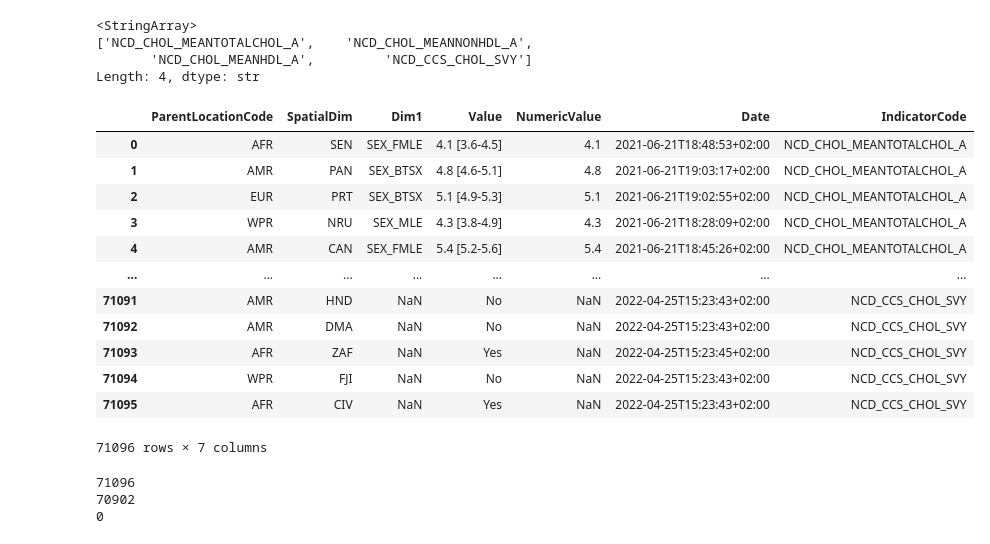
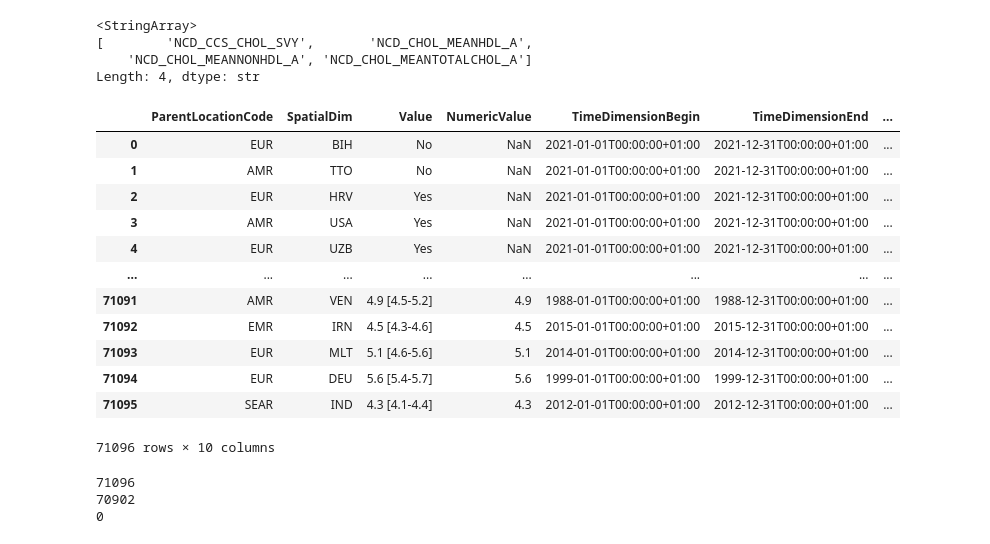
Before and after one commit to baolam/heart-disease-analysis, a Jupyter notebook: semantic_analysis/cholesterol/cholesterol_visualization.ipynb, the cells around one changed output. Drawn from its saved outputs; the diff is of its cells as text; code cells hidden in the pictures.

```diff
--- a/semantic_analysis/cholesterol/cholesterol_visualization.ipynb
+++ b/semantic_analysis/cholesterol/cholesterol_visualization.ipynb
@@ -5,28 +5,28 @@ from matplotlib import pyplot as plt
 import geopandas as gpd
 import numpy as np
 # %%
-df = pd.read_csv('cholesterol.csv')
+df = pd.read_json('../../data/raw_concat/cholesterol.json')
 indicators = df['IndicatorCode'].unique()
 print(indicators)
 df
 # %% [output]
 <StringArray>
-['NCD_CHOL_MEANTOTALCHOL_A',    'NCD_CHOL_MEANNONHDL_A',
-       'NCD_CHOL_MEANHDL_A',         'NCD_CCS_CHOL_SVY']
+[        'NCD_CCS_CHOL_SVY',       'NCD_CHOL_MEANHDL_A',
+    'NCD_CHOL_MEANNONHDL_A', 'NCD_CHOL_MEANTOTALCHOL_A']
 Length: 4, dtype: str
-|  | ParentLocationCode | SpatialDim | Dim1 | Value | NumericValue | Date | IndicatorCode |
-| 0 | AFR | SEN | SEX_FMLE | 4.1 [3.6-4.5] | 4.1 | 2021-06-21T18:48:53+02:00 | NCD_CHOL_MEANTOTALCHOL_A |
-| 1 | AMR | PAN | SEX_BTSX | 4.8 [4.6-5.1] | 4.8 | 2021-06-21T19:03:17+02:00 | NCD_CHOL_MEANTOTALCHOL_A |
-| 2 | EUR | PRT | SEX_BTSX | 5.1 [4.9-5.3] | 5.1 | 2021-06-21T19:02:55+02:00 | NCD_CHOL_MEANTOTALCHOL_A |
-| 3 | WPR | NRU | SEX_MLE | 4.3 [3.8-4.9] | 4.3 | 2021-06-21T18:28:09+02:00 | NCD_CHOL_MEANTOTALCHOL_A |
-| 4 | AMR | CAN | SEX_FMLE | 5.4 [5.2-5.6] | 5.4 | 2021-06-21T18:45:26+02:00 | NCD_CHOL_MEANTOTALCHOL_A |
+|  | ParentLocationCode | SpatialDim | Value | NumericValue | TimeDimensionBegin | TimeDimensionEnd | ... |
+| 0 | EUR | BIH | No | NaN | 2021-01-01T00:00:00+01:00 | 2021-12-31T00:00:00+01:00 | ... |
+| 1 | AMR | TTO | No | NaN | 2021-01-01T00:00:00+01:00 | 2021-12-31T00:00:00+01:00 | ... |
+| 2 | EUR | HRV | Yes | NaN | 2021-01-01T00:00:00+01:00 | 2021-12-31T00:00:00+01:00 | ... |
+| 3 | AMR | USA | Yes | NaN | 2021-01-01T00:00:00+01:00 | 2021-12-31T00:00:00+01:00 | ... |
+| 4 | EUR | UZB | Yes | NaN | 2021-01-01T00:00:00+01:00 | 2021-12-31T00:00:00+01:00 | ... |
 | ... | ... | ... | ... | ... | ... | ... | ... |
-| 71091 | AMR | HND | NaN | No | NaN | 2022-04-25T15:23:43+02:00 | NCD_CCS_CHOL_SVY |
-| 71092 | AMR | DMA | NaN | No | NaN | 2022-04-25T15:23:43+02:00 | NCD_CCS_CHOL_SVY |
-| 71093 | AFR | ZAF | NaN | Yes | NaN | 2022-04-25T15:23:45+02:00 | NCD_CCS_CHOL_SVY |
-| 71094 | WPR | FJI | NaN | No | NaN | 2022-04-25T15:23:43+02:00 | NCD_CCS_CHOL_SVY |
-| 71095 | AFR | CIV | NaN | Yes | NaN | 2022-04-25T15:23:43+02:00 | NCD_CCS_CHOL_SVY |
+| 71091 | AMR | VEN | 4.9 [4.5-5.2] | 4.9 | 1988-01-01T00:00:00+01:00 | 1988-12-31T00:00:00+01:00 | ... |
+| 71092 | EMR | IRN | 4.5 [4.3-4.6] | 4.5 | 2015-01-01T00:00:00+01:00 | 2015-12-31T00:00:00+01:00 | ... |
+| 71093 | EUR | MLT | 5.1 [4.6-5.6] | 5.1 | 2014-01-01T00:00:00+01:00 | 2014-12-31T00:00:00+01:00 | ... |
+| 71094 | EUR | DEU | 5.6 [5.4-5.7] | 5.6 | 1999-01-01T00:00:00+01:00 | 1999-12-31T00:00:00+01:00 | ... |
+| 71095 | SEAR | IND | 4.3 [4.1-4.4] | 4.3 | 2012-01-01T00:00:00+01:00 | 2012-12-31T00:00:00+01:00 | ... |
-71096 rows × 7 columns
+71096 rows × 10 columns
 # %%
 # remove null value
 print(len(df))
```
Also changed, not shown: parts of 4 cells of this notebook, 5 other files.
